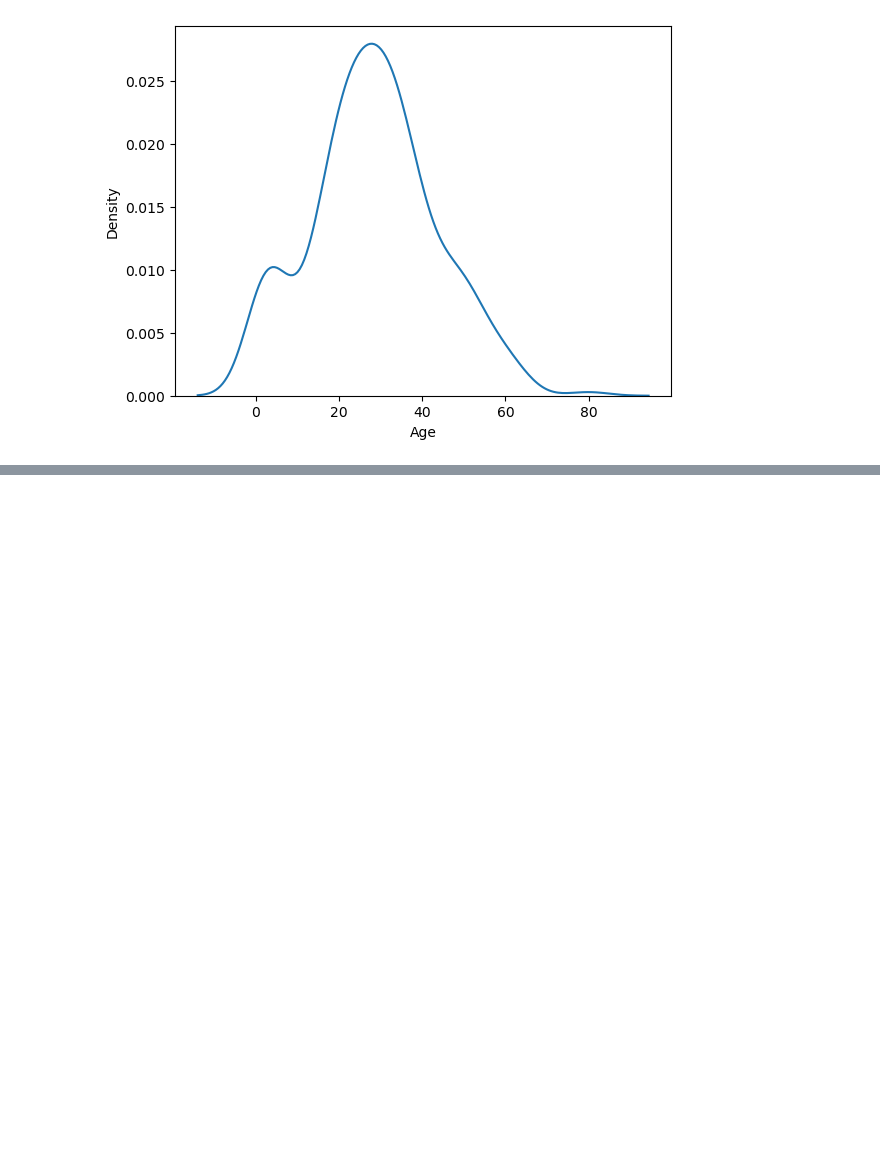
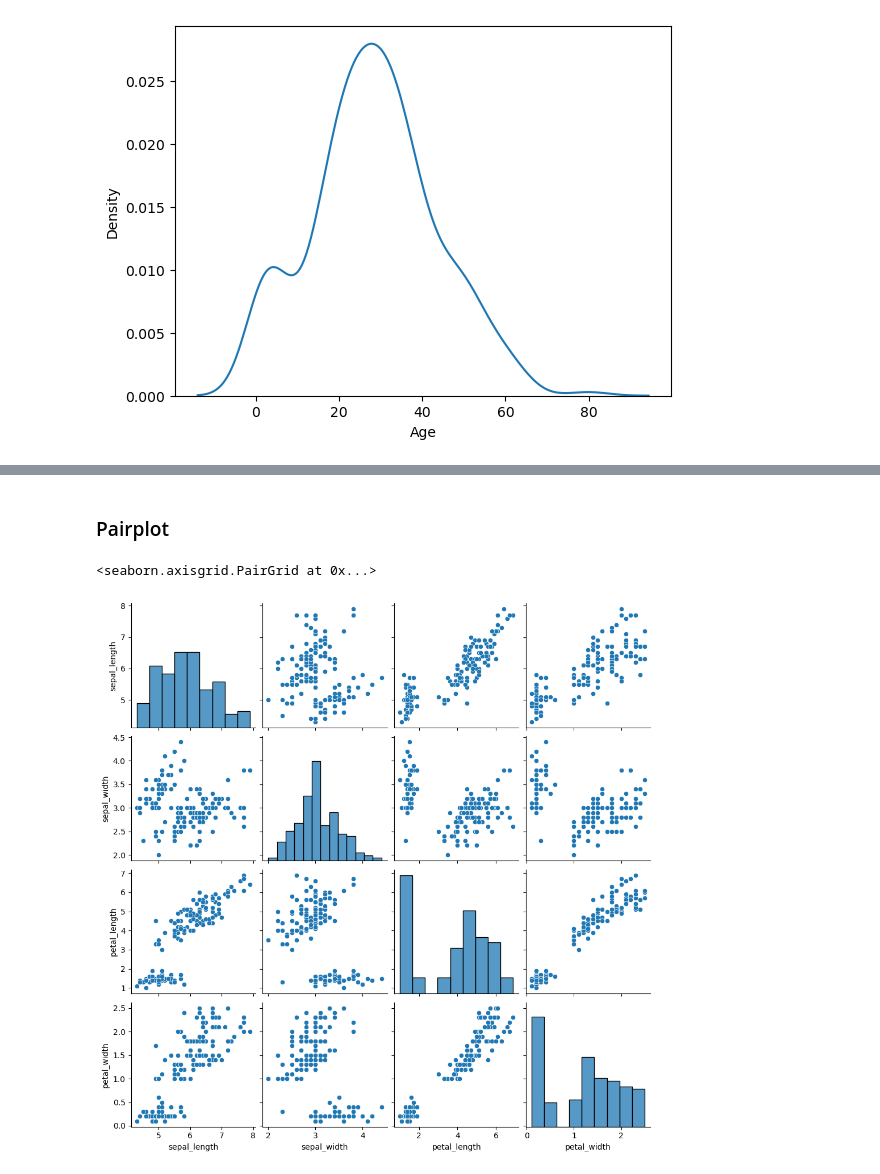
Before and after one commit to DeepjyotiBhattacharjee/pandas-revision, a Jupyter notebook: eda.ipynb, the cells around one changed output, grey strips where cells are left out. Cells and saved outputs as stored; diff of their text form; code cells hidden in the pictures; blank space fills up the shorter version.

```diff
--- a/eda.ipynb
+++ b/eda.ipynb
@@ -512,0 +592,7 @@ https://gist.github.com/mwaskom/de44147ed2974457ad6372750bbe5751
+# %% [markdown]
+### Pairplot
+# %%
+sns.pairplot(data=iris)
+# %% [output]
+<seaborn.axisgrid.PairGrid at 0x...>
+[figure, added]
```
Also changed, not shown: parts of 27 cells of this notebook, 1 other file.
